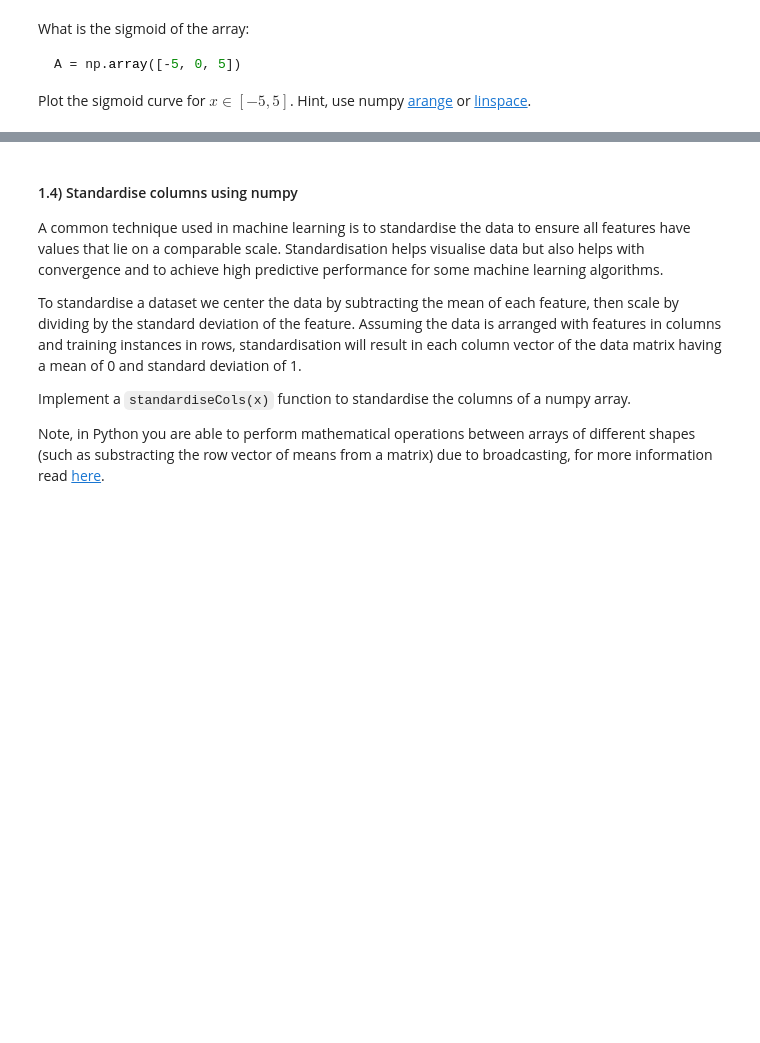
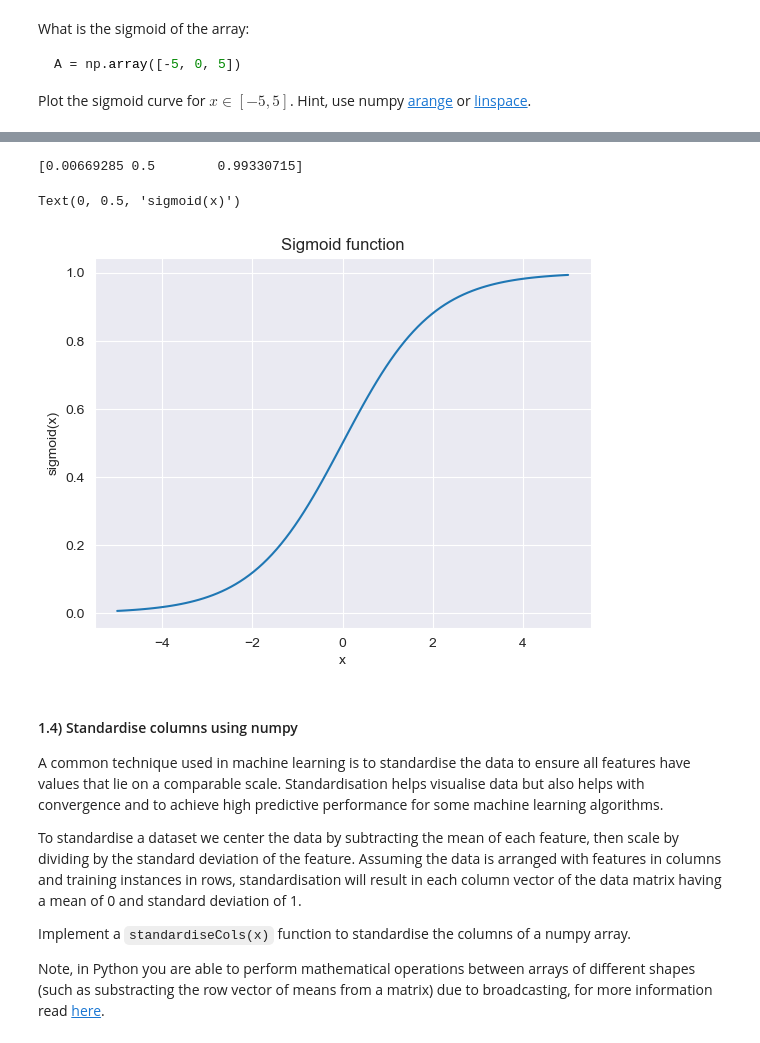
Before and after one commit to ZehuaLiuY/lab_sheets_public, a Jupyter notebook: lab1/lab1-intro_to_numpy_scikitlearn.ipynb, the cells around one changed output, grey strips where cells are left out. Drawn from its saved outputs; the diff is of its cells as text; code cells hidden in the pictures; blank space fills up the shorter version.

```diff
--- a/lab1/lab1-intro_to_numpy_scikitlearn.ipynb
+++ b/lab1/lab1-intro_to_numpy_scikitlearn.ipynb
@@ -173,3 +166,19 @@ TypeError: 'numpy.ndarray' object is not callable
+# %%
+# write your code here
+A = np.array([-5, 0, 5])
+print(sigmoid(A))
+
+x = np.linspace(-5, 5, 100) # 100 linearly spaced numbers
+
+fig, curve = plt.subplots()
+curve.plot(x, sigmoid(x))
+curve.set_title('Sigmoid function')
+curve.set_xlabel('x')
+curve.set_ylabel('sigmoid(x)')
+# %% [output]
+[0.00669285 0.5        0.99330715]
+Text(0, 0.5, 'sigmoid(x)')
+[figure, added]
 # %% [markdown]
 #### 1.4) Standardise columns using numpy
 
```
Also changed, not shown: parts of 20 cells of this notebook.
